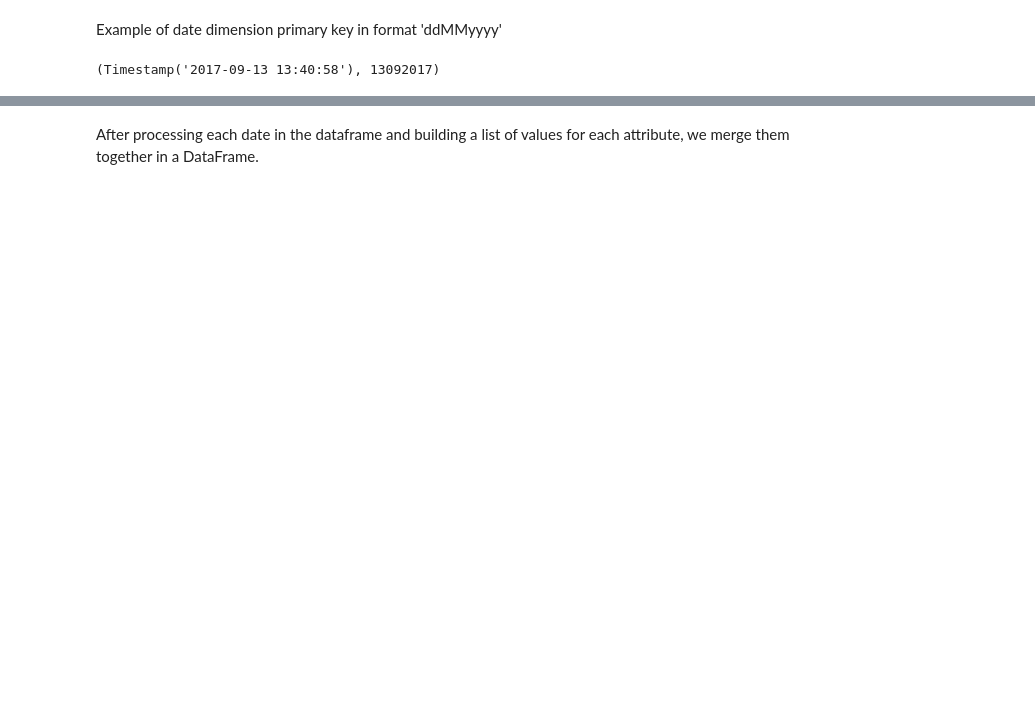
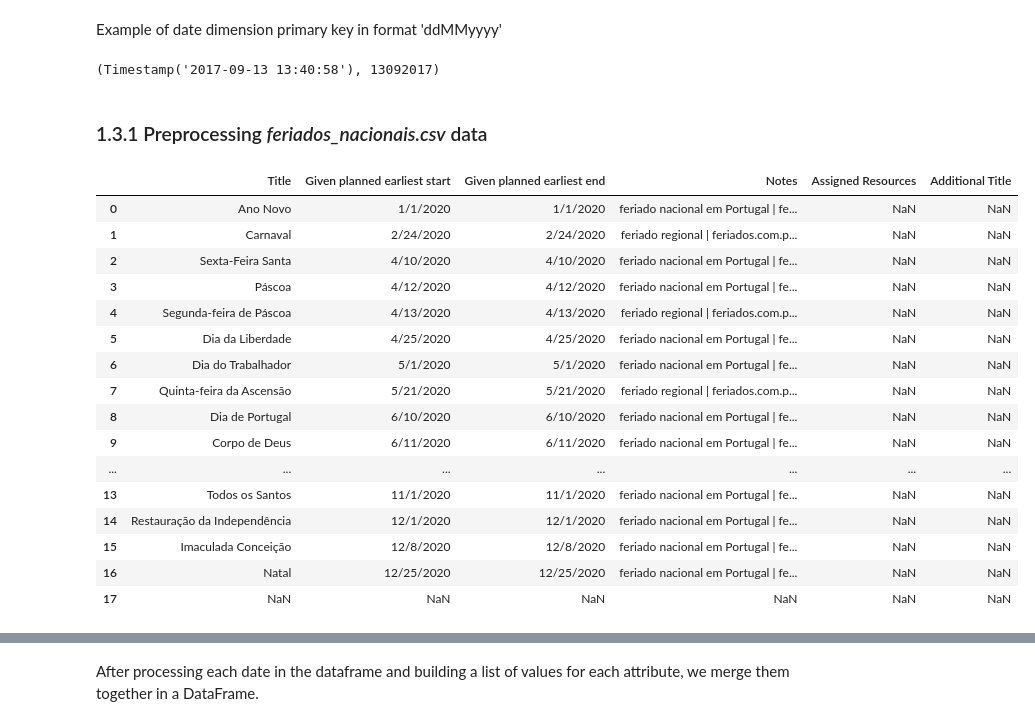
Before and after one commit to beatriz-lima/TPD-Airbnb-Data, a Jupyter notebook: Notebooks/ETL_Date.ipynb, the cells around one changed output, grey strips where cells are left out. Drawn from its saved outputs; the diff is of its cells as text; code cells hidden in the pictures; blank space fills up the shorter version.

Commit message:
feriados nacionais

```diff
--- a/Notebooks/ETL_Date.ipynb
+++ b/Notebooks/ETL_Date.ipynb
@@ -170,3 +174,27 @@ Example of date dimension primary key in format 'ddMMyyyy'
 df_listings['DataRegisto'][0], date_pk(df_listings['DataRegisto'][0])
 # %% [output]
 (Timestamp('2017-09-13 13:40:58'), 13092017)
+# %% [markdown]
+### 1.3.1 Preprocessing *feriados_nacionais.csv* data
+# %%
+holiday_file_path = '../data/feriados_nacionais.csv'
+df_holidays = pd.read_csv(holiday_file_path)
+df_holidays
+# %% [output]
+|  | Title | Given planned earliest start | Given planned earliest end | Notes | Assigned Resources | Additional Title |
+| 0 | Ano Novo | 1/1/2020 | 1/1/2020 | feriado nacional em Portugal | fe... | NaN | NaN |
+| 1 | Carnaval | 2/24/2020 | 2/24/2020 | feriado regional | feriados.com.p... | NaN | NaN |
+| 2 | Sexta-Feira Santa | 4/10/2020 | 4/10/2020 | feriado nacional em Portugal | fe... | NaN | NaN |
+| 3 | Páscoa | 4/12/2020 | 4/12/2020 | feriado nacional em Portugal | fe... | NaN | NaN |
+| 4 | Segunda-feira de Páscoa | 4/13/2020 | 4/13/2020 | feriado regional | feriados.com.p... | NaN | NaN |
+| 5 | Dia da Liberdade | 4/25/2020 | 4/25/2020 | feriado nacional em Portugal | fe... | NaN | NaN |
+| 6 | Dia do Trabalhador | 5/1/2020 | 5/1/2020 | feriado nacional em Portugal | fe... | NaN | NaN |
+| 7 | Quinta-feira da Ascensão | 5/21/2020 | 5/21/2020 | feriado regional | feriados.com.p... | NaN | NaN |
+| 8 | Dia de Portugal | 6/10/2020 | 6/10/2020 | feriado nacional em Portugal | fe... | NaN | NaN |
+| 9 | Corpo de Deus | 6/11/2020 | 6/11/2020 | feriado nacional em Portugal | fe... | NaN | NaN |
+| ... | ... | ... | ... | ... | ... | ... |
+| 13 | Todos os Santos | 11/1/2020 | 11/1/2020 | feriado nacional em Portugal | fe... | NaN | NaN |
+| 14 | Restauração da Independência | 12/1/2020 | 12/1/2020 | feriado nacional em Portugal | fe... | NaN | NaN |
+| 15 | Imaculada Conceição | 12/8/2020 | 12/8/2020 | feriado nacional em Portugal | fe... | NaN | NaN |
+| 16 | Natal | 12/25/2020 | 12/25/2020 | feriado nacional em Portugal | fe... | NaN | NaN |
+| 17 | NaN | NaN | NaN | NaN | NaN | NaN |
```
Also changed, not shown: parts of 16 cells of this notebook, 1 other file.
